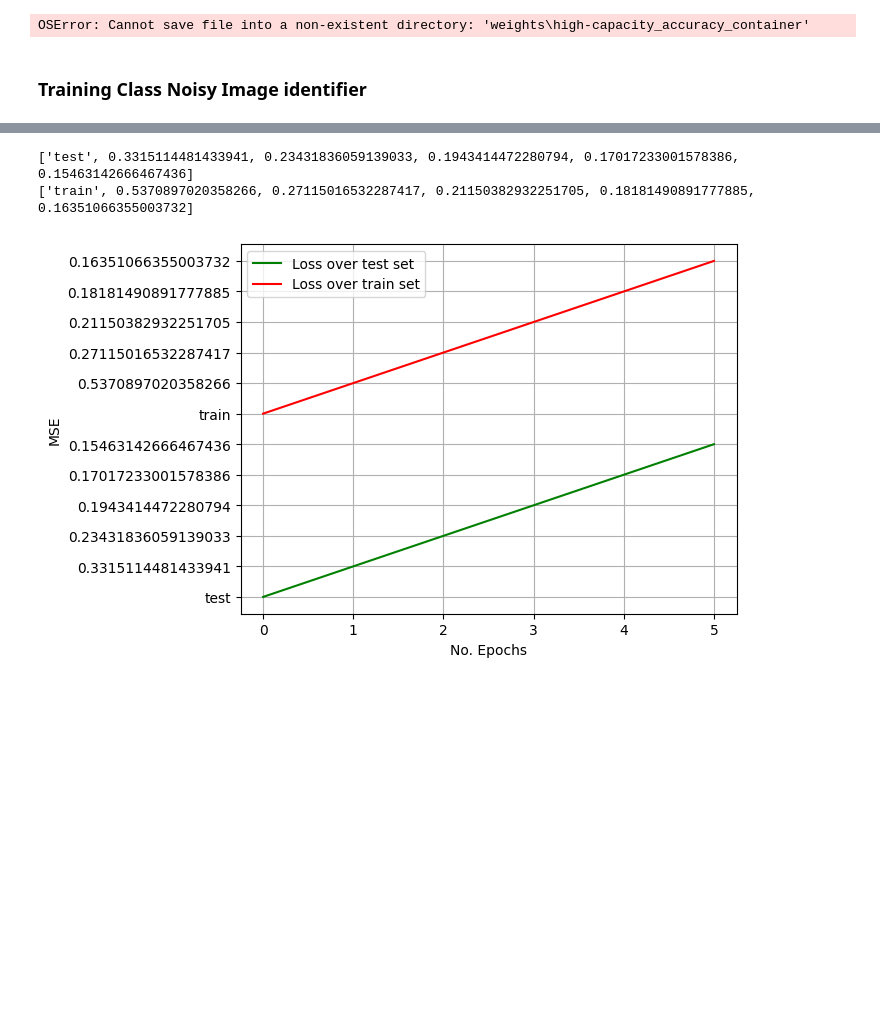
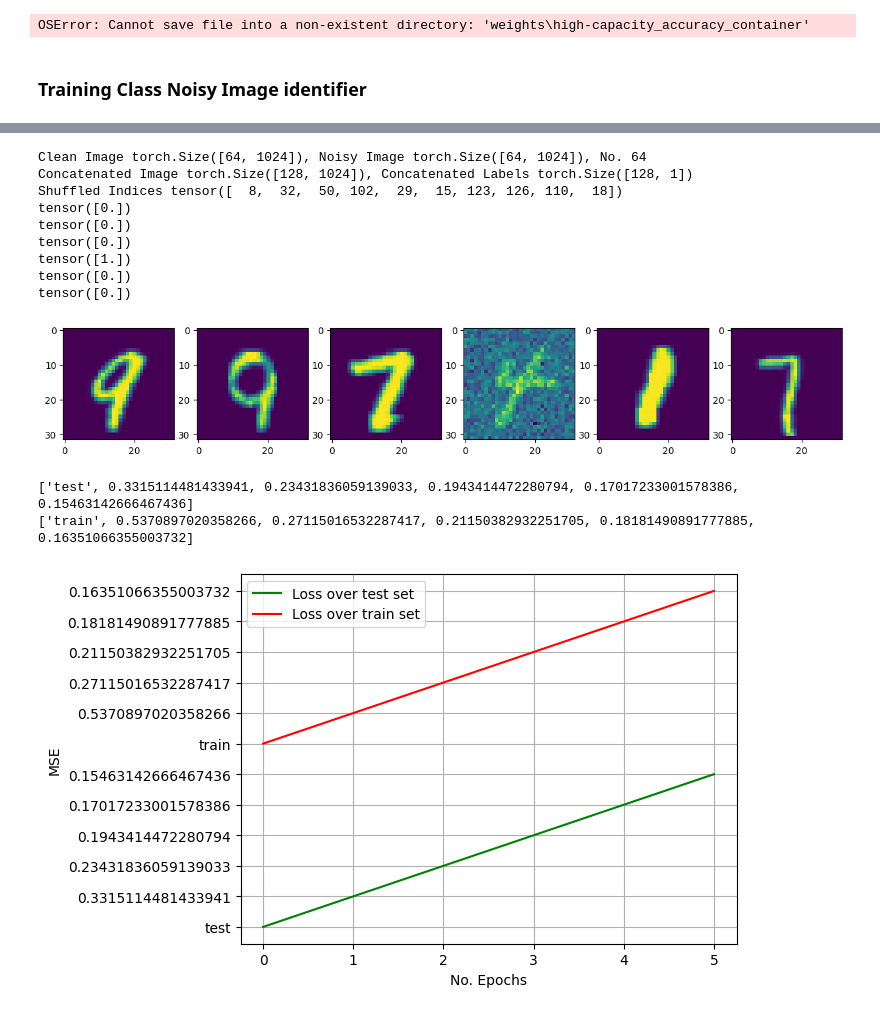
Before and after one commit to Christian-Stefan/Denoise-handwritten-digits-using-FCN, a Jupyter notebook: exercise_1.ipynb, the cells around one changed output, grey strips where cells are left out. Drawn from its saved outputs; the diff is of its cells as text; code cells hidden in the pictures; blank space fills up the shorter version.

```diff
--- a/exercise_1.ipynb
+++ b/exercise_1.ipynb
@@ -413,3 +438,40 @@ OSError: Cannot save file into a non-existent directory: 'weights\high-capacity_
+# %%
+sample = next(enumerate(train_loader))
+conct_img = torch.cat((sample[1][0], sample[1][1]))
+# Extract the batch size dynamically to create the labels tensor
+# ... however batch size is already defined as a global variable, so we can also use it directly here
+current_b_size = sample[1][0].shape[0]
+dummy_torch = torch.empty(current_b_size,1)
+new_b_size = conct_img.shape[0]
+shuflfed_indices = torch.randperm(new_b_size)
+conct_labels = torch.cat((torch.zeros_like((dummy_torch)), torch.ones_like((dummy_torch))))
+
+conct_img = conct_img[shuflfed_indices]
+conct_labels = conct_labels[shuflfed_indices]
+
+print("Clean Image {}, Noisy Image {}, No. {}\n" \
+"Concatenated Image {}, Concatenated Labels {}\n" \
+"Shuffled Indices {}".format(sample[1][0].shape, sample[1][1].shape, len(sample[1][2]),
+                                                        conct_img.shape, conct_labels.shape, shuflfed_indices[:10]))
+
+
+fig, axis = PLT.subplots(1, 6, figsize=(15, 3))
+for index,sample in enumerate(conct_img):
+    print(conct_labels[index])
+    axis[index].imshow(sample.reshape(32,32))
+    if index ==5:
+        break
+# %% [output]
+Clean Image torch.Size([64, 1024]), Noisy Image torch.Size([64, 1024]), No. 64
+Concatenated Image torch.Size([128, 1024]), Concatenated Labels torch.Size([128, 1])
+Shuffled Indices tensor([  8,  32,  50, 102,  29,  15, 123, 126, 110,  18])
+tensor([0.])
+tensor([0.])
+tensor([0.])
+tensor([1.])
+tensor([0.])
+tensor([0.])
+[figure, added]
 # %%
 #TODO Transform this into a helper _detach function
 # detach_loss_container_te = [item.detach() for item in loss_container_te]
```
Also changed, not shown: parts of 2 cells of this notebook.
